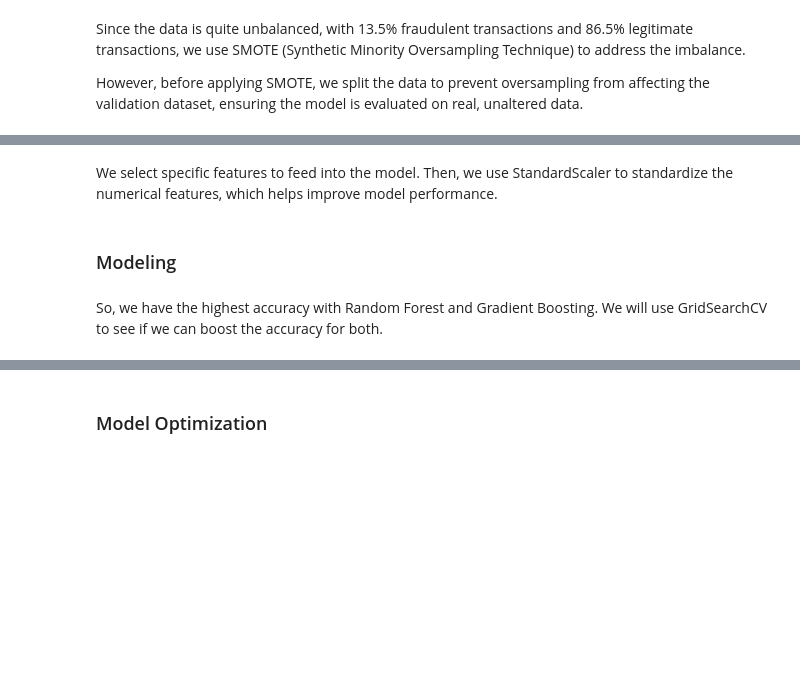
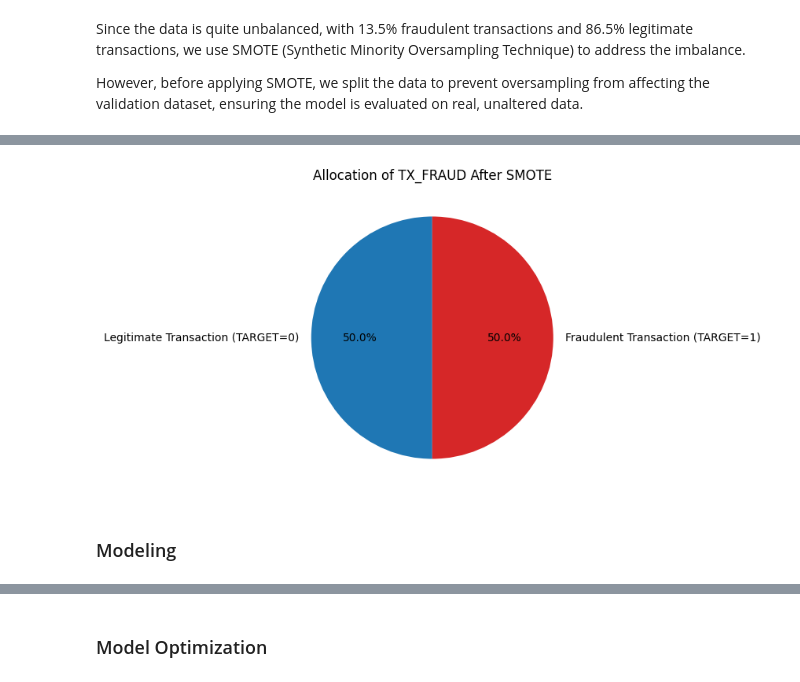
Before and after one commit to mkuangdotcom/Fraud_Detection, a Jupyter notebook: model.ipynb, the cells around one changed output, grey strips where cells are left out. Cells and saved outputs as stored; diff of their text form; code cells hidden in the pictures; blank space fills up the shorter version.

Commit message:
add readme info and model training

```diff
--- a/model.ipynb
+++ b/model.ipynb
@@ -43,10 +84,8 @@ However, before applying SMOTE, we split the data to prevent oversampling from a
 # %%
-feature = df[['CUSTOMER_ID', 'TERMINAL_ID', 'TX_AMOUNT', 'TX_TIME_SECONDS', 'TX_TIME_DAYS', 'TX_FRAUD']]
-scaler = StandardScaler()
-standardized_features = scaler.fit_transform(feature)
+CATEGORICAL_COLUMNS = ['CUSTOMER_ID', 'TERMINAL_ID']
+NUMERIC_COLUMNS = ['TX_AMOUNT', 'TX_TIME_SECONDS', 'TX_TIME_DAYS']
-# %% [markdown]
-We select specific features to feed into the model. Then, we use StandardScaler to standardize the numerical features, which helps improve model performance.
 # %%
-X = feature.drop(columns=['TX_FRAUD'])
-y = feature['TX_FRAUD']
-X_train, X_test, y_train, y_test = train_test_split(X, y, test_size=0.3, random_state=42)
+X = df[CATEGORICAL_COLUMNS + NUMERIC_COLUMNS]
+y = df['TX_FRAUD']
+
+X_train, X_test, y_train, y_test = train_test_split(X, y, test_size=0.2, random_state=42, stratify=y)
@@ -59,15 +92,30 @@ df_train_resampled = df_train_resampled.sample(frac=1, random_state=42).reset_in
+# %%
+preprocessor = ColumnTransformer(
+    transformers=[
+        ('num', MinMaxScaler(), NUMERIC_COLUMNS),
+        ('cat', OneHotEncoder(handle_unknown='ignore'), CATEGORICAL_COLUMNS)
+    ]
+)
+
+X_train_pre = preprocessor.fit_transform(X_train)
+X_test_pre = preprocessor.transform(X_test)
+# %%
+smote = SMOTE()
+X_train_resampled, y_train_resampled = smote.fit_resample(X_train_pre, y_train)
 # %%
-fraud_distribution_resampled = df_train_resampled['TX_FRAUD'].value_counts()
+smote_resampled = y_train_resampled.value_counts()
 
 plt.figure(figsize=(5, 5))
-fraud_distribution_resampled.plot.pie(
+smote_resampled.plot.pie(
     labels=['Legitimate Transaction (TARGET=0)', 'Fraudulent Transaction (TARGET=1)'],
     autopct='%1.1f%%',
     startangle=90,
     colors=['#1f77b4', '#d62728']
 )
 plt.title('Allocation of TX_FRAUD After SMOTE')
 plt.ylabel('')
 plt.show()
+# %% [output]
+[figure, added]
 # %% [markdown]
 ### Modeling
@@ -86,2 +121,0 @@ for name, model in models.items():
-# %% [markdown]
-So, we have the highest accuracy with Random Forest and Gradient Boosting. We will use GridSearchCV to see if we can boost the accuracy for both.
```
Also changed, not shown: parts of 15 cells of this notebook, 2 other files.
